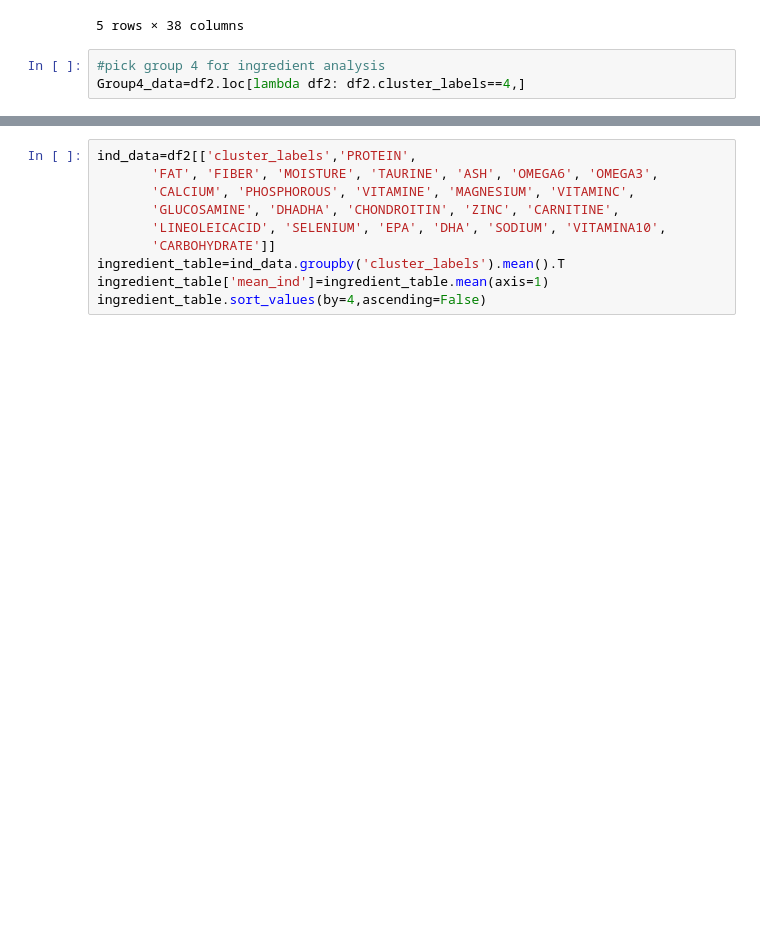
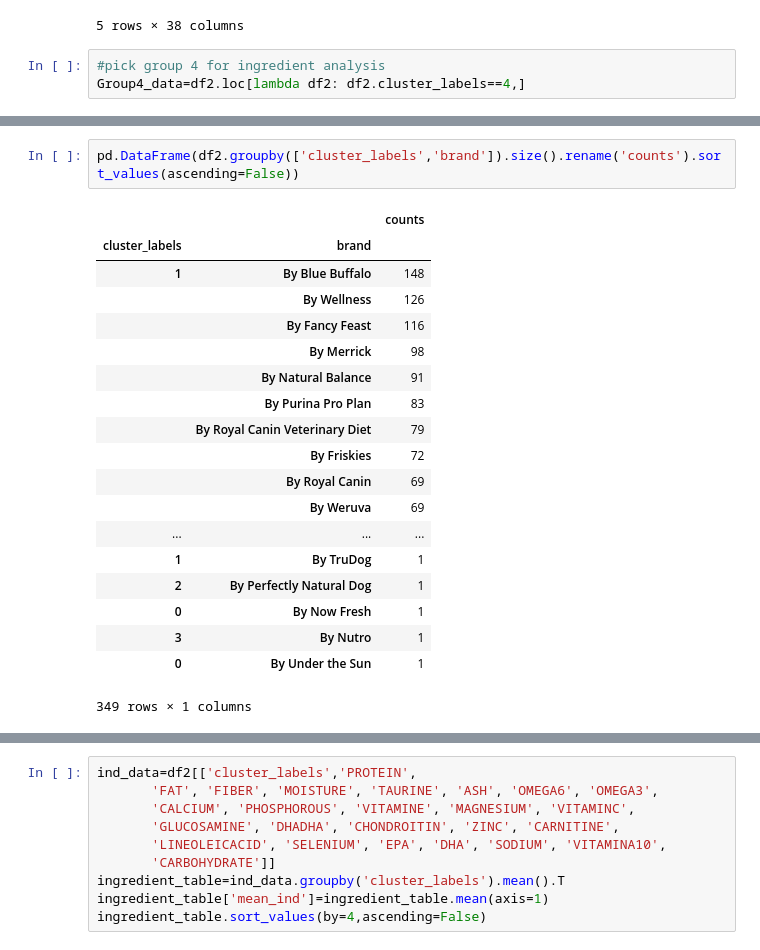
Before and after one commit to summersuny/02scrapyPetProduct, a Jupyter notebook: Dogfood_project_clustering.ipynb, the cells around one changed output, grey strips where cells are left out. Drawn from its saved outputs; the diff is of its cells as text; blank space fills up the shorter version.

```diff
--- a/Dogfood_project_clustering.ipynb
+++ b/Dogfood_project_clustering.ipynb
@@ -906,0 +929,22 @@ Group4_data=df2.loc[lambda df2: df2.cluster_labels==4,]
+# %%
+pd.DataFrame(df2.groupby(['cluster_labels','brand']).size().rename('counts').sort_values(ascending=False))
+# %% [output]
+|  |  | counts |
+| cluster_labels | brand |  |
+| 1 | By Blue Buffalo | 148 |
+|  | By Wellness | 126 |
+|  | By Fancy Feast | 116 |
+|  | By Merrick | 98 |
+|  | By Natural Balance | 91 |
+|  | By Purina Pro Plan | 83 |
+|  | By Royal Canin Veterinary Diet | 79 |
+|  | By Friskies | 72 |
+|  | By Royal Canin | 69 |
+|  | By Weruva | 69 |
+| ... | ... | ... |
+| 1 | By TruDog | 1 |
+| 2 | By Perfectly Natural Dog | 1 |
+| 0 | By Now Fresh | 1 |
+| 3 | By Nutro | 1 |
+| 0 | By Under the Sun | 1 |
+349 rows × 1 columns
```
Also changed, not shown: parts of 5 cells of this notebook, 1 other file.
